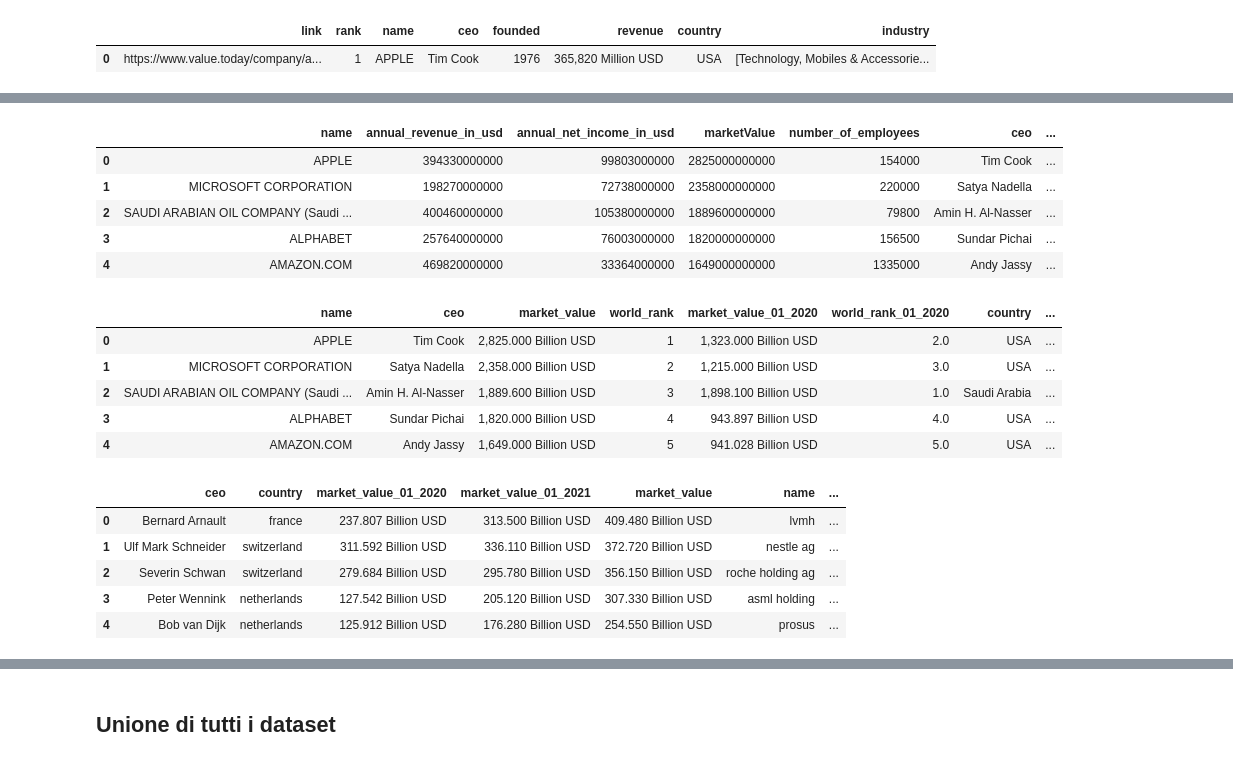
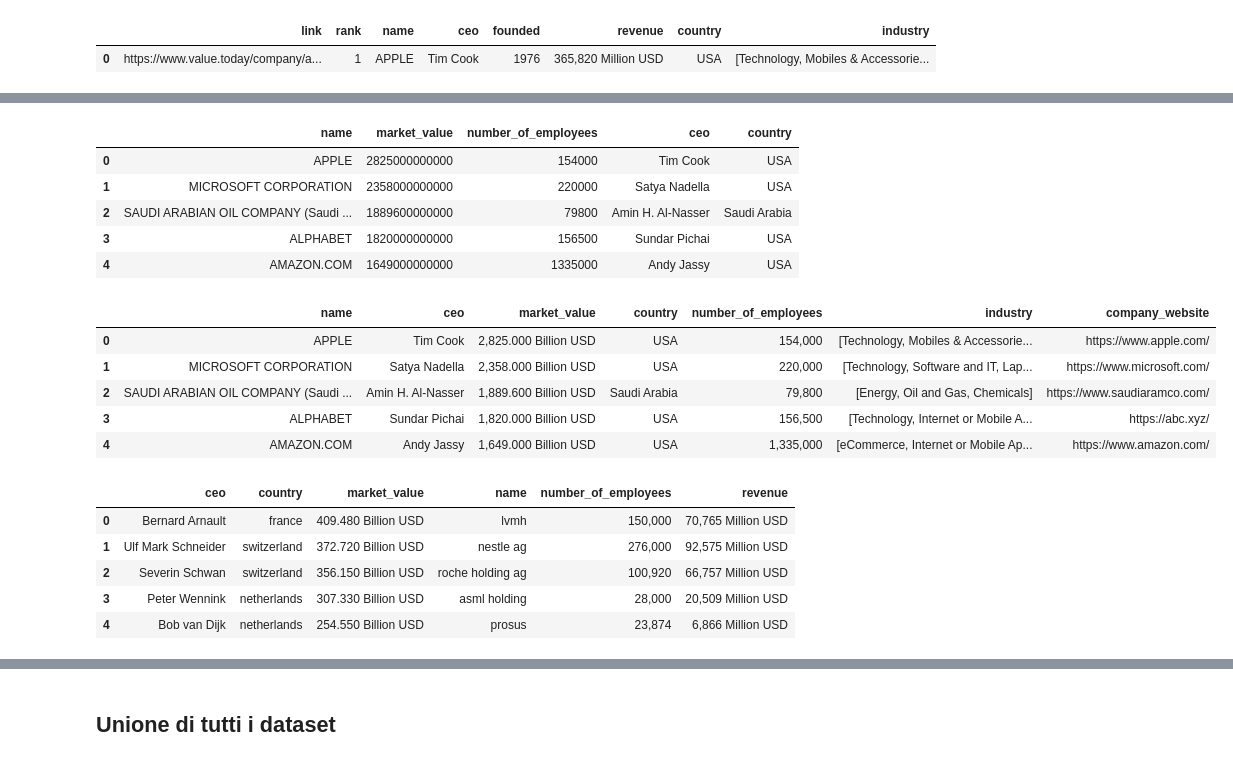
Before and after one commit to Elisabetta99/IDD_HW8, a Jupyter notebook: schemaAlignment.ipynb, the cells around one changed output, grey strips where cells are left out. Saved outputs shown, nothing was run; the diff lists cells and outputs as text; code cells hidden in the pictures.

```diff
--- a/schemaAlignment.ipynb
+++ b/schemaAlignment.ipynb
@@ -166,32 +178,44 @@ val3.head()
 # %%
-val4 = val4.rename(columns={'market_capitalization_2022':'marketValue', 'annual_revenue_USD':'annual_revenue_in_usd','annual_net_in_usd':'annual_net_income_in_usd','employees_number':'number_of_employees', 'CEO':'ceo', 'headquarters_country':'country'})
+val4 = val4.rename(columns={'market_capitalization_2022':'market_value', 'annual_revenue_USD':'annual_revenue_in_usd','annual_net_in_usd':'annual_net_income_in_usd','employees_number':'number_of_employees', 'CEO':'ceo', 'headquarters_country':'country'})
+
+val4_toDrop = ['wikipedia_page_url', 'twitter_page_url','facebook_page_url', 'annual_revenue_in_usd', 'annual_net_income_USD']
+val4 = val4.drop(val4_toDrop, axis=1)
+
 val4.head()
 # %% [output]
-|  | name | annual_revenue_in_usd | annual_net_income_in_usd | marketValue | number_of_employees | ceo | ... |
-| 0 | APPLE | 394330000000 | 99803000000 | 2825000000000 | 154000 | Tim Cook | ... |
-| 1 | MICROSOFT CORPORATION | 198270000000 | 72738000000 | 2358000000000 | 220000 | Satya Nadella | ... |
-| 2 | SAUDI ARABIAN OIL COMPANY (Saudi ... | 400460000000 | 105380000000 | 1889600000000 | 79800 | Amin H. Al-Nasser | ... |
-| 3 | ALPHABET | 257640000000 | 76003000000 | 1820000000000 | 156500 | Sundar Pichai | ... |
-| 4 | AMAZON.COM | 469820000000 | 33364000000 | 1649000000000 | 1335000 | Andy Jassy | ... |
+|  | name | market_value | number_of_employees | ceo | country |
+| 0 | APPLE | 2825000000000 | 154000 | Tim Cook | USA |
+| 1 | MICROSOFT CORPORATION | 2358000000000 | 220000 | Satya Nadella | USA |
+| 2 | SAUDI ARABIAN OIL COMPANY (Saudi ... | 1889600000000 | 79800 | Amin H. Al-Nasser | Saudi Arabia |
+| 3 | ALPHABET | 1820000000000 | 156500 | Sundar Pichai | USA |
+| 4 | AMAZON.COM | 1649000000000 | 1335000 | Andy Jassy | USA |
 # %%
 val5 = val5.rename(columns={'market value (Jan-07-2022)':'market_value', 'world rank (Jan-07-2022)':'world_rank', 'market value (Jan 1st 2020)':'market_value_01_2020', 'world rank (Jan-2020)':'world_rank_01_2020', 'headquarters country':'country', 'number of employees':'number_of_employees', 'company business':'industry', 'annual revenue in USD':'annual_revenue_USD', 'annual net income in USD':'annual_net_income_USD', 'company website':'company_website'})
+
+val5_toDrop = ['world_rank', 'market_value_01_2020','world_rank_01_2020', 'annual_revenue_USD', 'annual_net_income_USD']
+val5 = val5.drop(val5_toDrop, axis=1)
+
 val5.head()
 # %% [output]
-|  | name | ceo | market_value | world_rank | market_value_01_2020 | world_rank_01_2020 | country | ... |
-| 0 | APPLE | Tim Cook | 2,825.000 Billion USD | 1 | 1,323.000 Billion USD | 2.0 | USA | ... |
-| 1 | MICROSOFT CORPORATION | Satya Nadella | 2,358.000 Billion USD | 2 | 1,215.000 Billion USD | 3.0 | USA | ... |
-| 2 | SAUDI ARABIAN OIL COMPANY (Saudi ... | Amin H. Al-Nasser | 1,889.600 Billion USD | 3 | 1,898.100 Billion USD | 1.0 | Saudi Arabia | ... |
-| 3 | ALPHABET | Sundar Pichai | 1,820.000 Billion USD | 4 | 943.897 Billion USD | 4.0 | USA | ... |
-| 4 | AMAZON.COM | Andy Jassy | 1,649.000 Billion USD | 5 | 941.028 Billion USD | 5.0 | USA | ... |
+|  | name | ceo | market_value | country | number_of_employees | industry | company_website |
+| 0 | APPLE | Tim Cook | 2,825.000 Billion USD | USA | 154,000 | [Technology, Mobiles & Accessorie... | https://www.apple.com/ |
+| 1 | MICROSOFT CORPORATION | Satya Nadella | 2,358.000 Billion USD | USA | 220,000 | [Technology, Software and IT, Lap... | https://www.microsoft.com/ |
+| 2 | SAUDI ARABIAN OIL COMPANY (Saudi ... | Amin H. Al-Nasser | 1,889.600 Billion USD | Saudi Arabia | 79,800 | [Energy, Oil and Gas, Chemicals] | https://www.saudiaramco.com/ |
+| 3 | ALPHABET | Sundar Pichai | 1,820.000 Billion USD | USA | 156,500 | [Technology, Internet or Mobile A... | https://abc.xyz/ |
+| 4 | AMAZON.COM | Andy Jassy | 1,649.000 Billion USD | USA | 1,335,000 | [eCommerce, Internet or Mobile Ap... | https://www.amazon.com/ |
 # %%
-val6 = val6.rename(columns={'market_value_jan_2020':'market_value_01_2020', 'market_value_jan_2021':'market_value_01_2021', 'market_value_jan_2022':'market_value', 'employees_2022':'number_of_employees', 'revenue_2022':'revenue_2022', 'sector':'sector'})
+val6 = val6.rename(columns={'market_value_jan_2020':'market_value_01_2020', 'market_value_jan_2021':'market_value_01_2021', 'market_value_jan_2022':'market_value', 'employees_2022':'number_of_employees', 'revenue_2022':'revenue', 'sector':'sector'})
+
+val6_toDrop = ['market_value_01_2020', 'market_value_01_2021', 'sector']
+val6 = val6.drop(val6_toDrop, axis=1)
+
 val6.head()
 # %% [output]
-|  | ceo | country | market_value_01_2020 | market_value_01_2021 | market_value | name | ... |
-| 0 | Bernard Arnault | france | 237.807 Billion USD | 313.500 Billion USD | 409.480 Billion USD | lvmh | ... |
-| 1 | Ulf Mark Schneider | switzerland | 311.592 Billion USD | 336.110 Billion USD | 372.720 Billion USD | nestle ag | ... |
-| 2 | Severin Schwan | switzerland | 279.684 Billion USD | 295.780 Billion USD | 356.150 Billion USD | roche holding ag | ... |
-| 3 | Peter Wennink | netherlands | 127.542 Billion USD | 205.120 Billion USD | 307.330 Billion USD | asml holding | ... |
-| 4 | Bob van Dijk | netherlands | 125.912 Billion USD | 176.280 Billion USD | 254.550 Billion USD | prosus | ... |
+|  | ceo | country | market_value | name | number_of_employees | revenue |
+| 0 | Bernard Arnault | france | 409.480 Billion USD | lvmh | 150,000 | 70,765 Million USD |
+| 1 | Ulf Mark Schneider | switzerland | 372.720 Billion USD | nestle ag | 276,000 | 92,575 Million USD |
+| 2 | Severin Schwan | switzerland | 356.150 Billion USD | roche holding ag | 100,920 | 66,757 Million USD |
+| 3 | Peter Wennink | netherlands | 307.330 Billion USD | asml holding | 28,000 | 20,509 Million USD |
+| 4 | Bob van Dijk | netherlands | 254.550 Billion USD | prosus | 23,874 | 6,866 Million USD |
 # %%
 val7 = val7.rename(columns={'link':'company_website', 'rank':'rank', 'founded':'founded_year', 'revenue':'revenue'})
```
Also changed, not shown: parts of 8 cells of this notebook, 2 other files.
